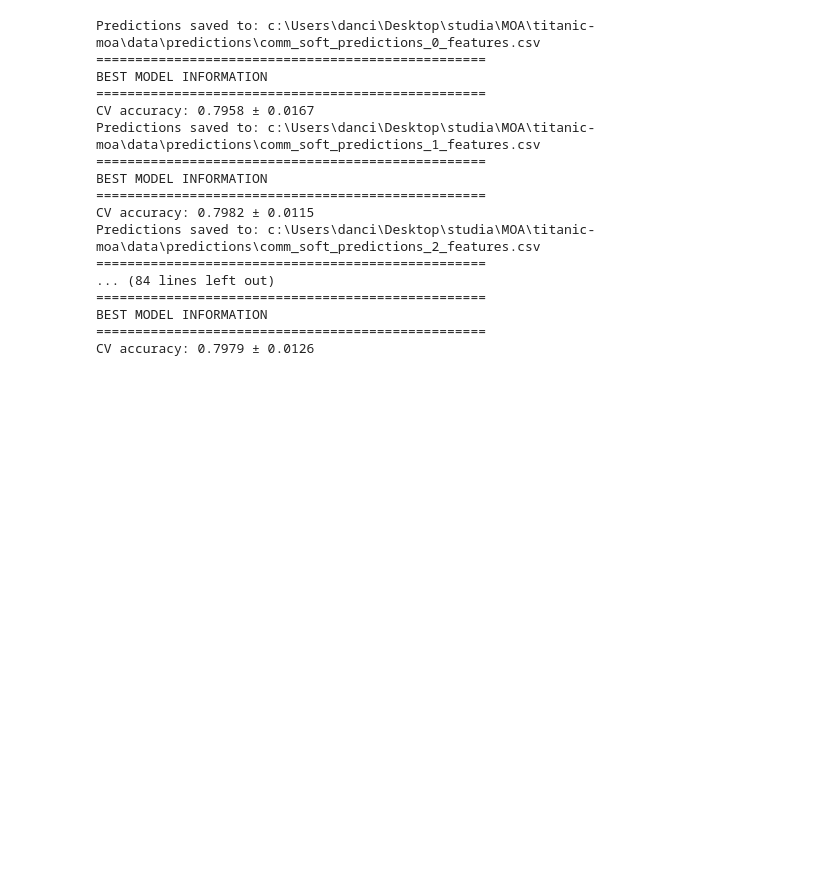
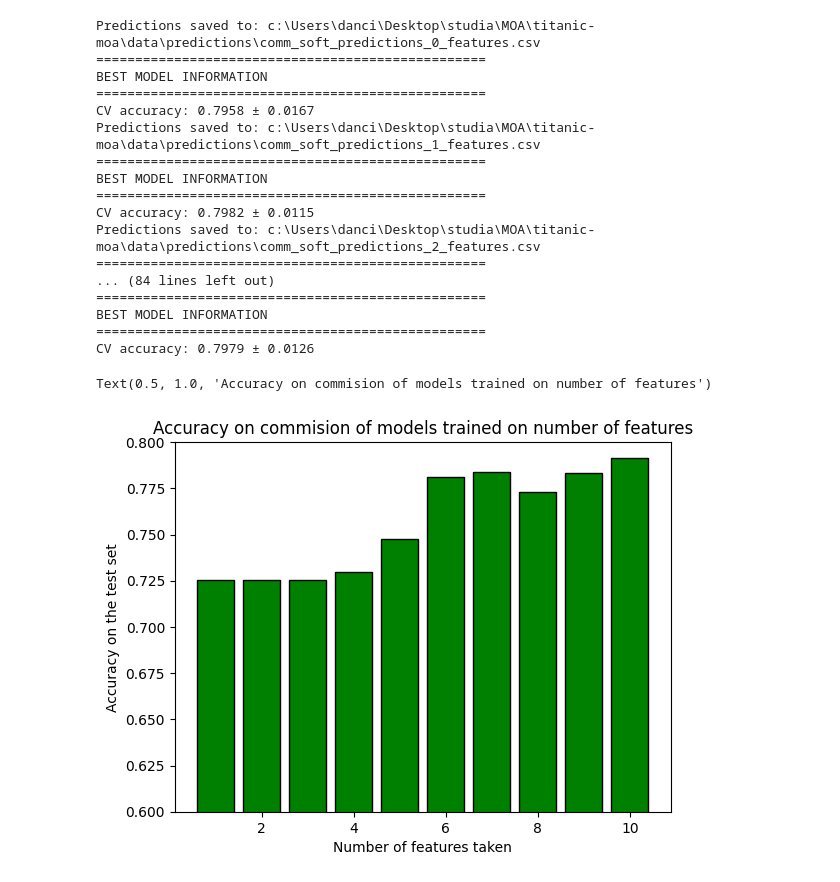
Before and after one commit to emilook86/titanic-moa, a Jupyter notebook: modelCommision.ipynb, the cells around one changed output. Saved outputs shown, nothing was run; the diff lists cells and outputs as text; code cells hidden in the pictures; blank space fills up the shorter version.

Commit message:
added plot to commissions of a few variables

```diff
--- a/modelCommision.ipynb
+++ b/modelCommision.ipynb
@@ -252,3 +252,16 @@ Predictions saved to: c:\Users\danci\Desktop\studia\MOA\titanic-moa\data\predict
 BEST MODEL INFORMATION
 ==================================================
 CV accuracy: 0.7979 ± 0.0126
+# %%
+import matplotlib.pyplot as plt
+
+results = [0.72550,0.72550,0.72550, 0.72948, 0.74772,0.78115,0.78396,0.77320,0.78325,0.79167]
+
+plt.bar(height=results, x=range(1,11), color = 'green', edgecolor='black')
+plt.ylim(0.6,0.8)
+plt.xlabel('Number of features taken')
+plt.ylabel('Accuracy on the test set')
+plt.title('Accuracy on commision of models trained on number of features')
+# %% [output]
+Text(0.5, 1.0, 'Accuracy on commision of models trained on number of features')
+[figure, added]
```
Also changed, not shown: parts of 1 cell of this notebook.
